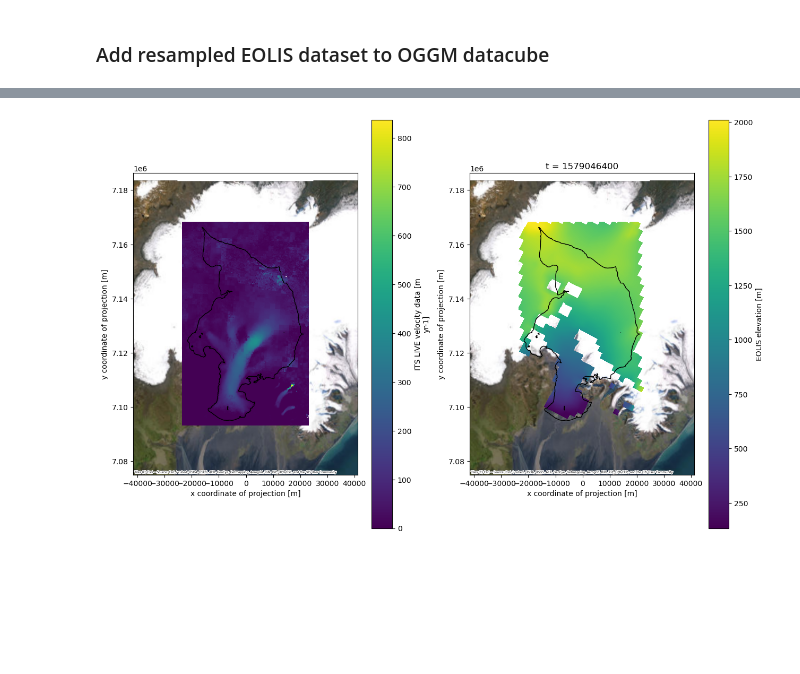
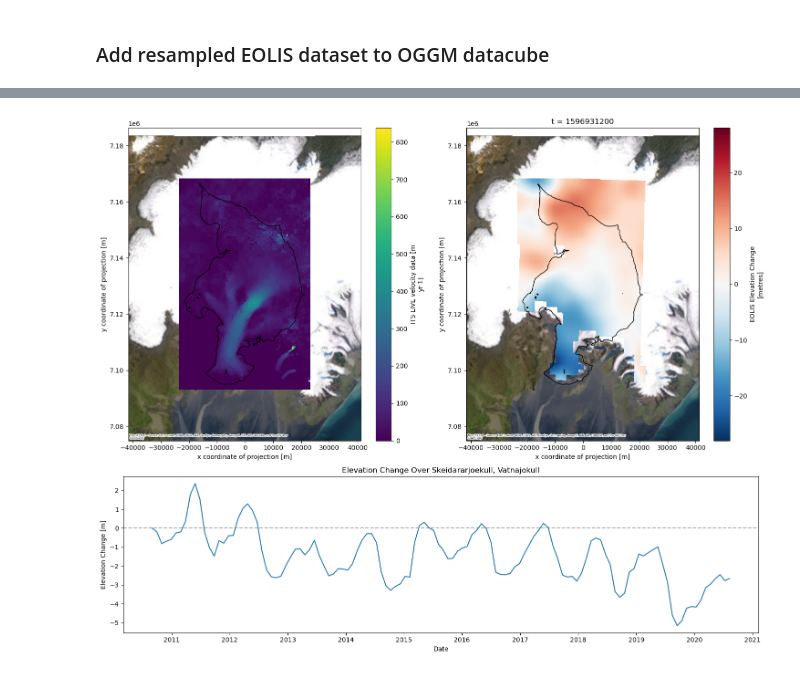
Before and after one commit to carolynmichael19/dtcg-notebooks, a Jupyter notebook: notebooks/create_l1_datacube.ipynb, the cells around one changed output, grey strips where cells are left out. Cells and saved outputs as stored; diff of their text form; code cells hidden in the pictures; blank space fills up the shorter version.

Commit message:
update to use new elevation change dataset

```diff
--- a/notebooks/create_l1_datacube.ipynb
+++ b/notebooks/create_l1_datacube.ipynb
@@ -83,14 +83,13 @@ Lets go with option 2 for now, as this may improve results from resampling
 # %% [markdown]
 #### List available datasets in Specklia
 # %%
-from datetime import datetime
-
 import geopandas as gpd
 import pandas as pd
 import shapely
+from pandas import Timedelta
 from specklia import Specklia
 
-specklia_api_key = 'eyJhbGciOiJIUzI1NiIsInR5cCI6IkpXVCJ9.eyJ1c2VyX2lkIjoiOGJjMTA3YWYtOGNmMS01NDAzLTliNTgtMGIwNWUyMDU0MzMzIiwic2FsdCI6IjE0MmM5Y2Q4MDE3YWQ0ZDIifQ.iGKbU39uob33XedxVblaHRoHsF6ewMcCL8ia8CLyAWA'
+specklia_api_key = 'eyJhbGciOiJIUzI1NiIsInR5cCI6IkpXVCJ9.eyJ1c2VyX2lkIjoiOGJjMTA3YWYtOGNmMS01NDAzLTliNTgtMGIwNWUyMDU0MzMzIiwic2FsdCI6IjhmMDEyYTVmZGExMjY4ZmEifQ.m-zxAP8iIsA6pZiK83meZyxVqUzhoF6b-uuvCIXBQL8'
 client = Specklia(specklia_api_key)
 
 available_datasets = client.list_datasets()
@@ -252,3 +218,13 @@ eolis_grid_unc = gdir.grid.map_gridded_data(eolis_arrays['uncertainty'], eolis_g
+# %%
+eolis_arrays, eolis_grid, time_coordinates = convert_gridded_dataframe_to_array(
+    eolis_gridded_data,
+    ['elevation_change', 'standard_error'],
+    'x',
+    'y',
+    np.nanmin(np.abs(np.diff(eolis_gridded_data.x.unique()))),
+    eolis_gridded_sources[0]['source_information']['xy_cols_proj4'],
+    y_affine_negative=True,
+    t_coordinate_column='timestamp')
 # %% [markdown]
 ### Extract EOLIS metadata to add to xarray dataset
 # %%
@@ -314,15 +293,16 @@ def prepare_eolis_metadata(specklia_source_data: dict) -> dict:
 # %%
 # add EOLIS elevation and uncertainty to OGGM data cube
 eolis_metadata = prepare_eolis_metadata(eolis_gridded_sources)
-for col in ['elevation', 'uncertainty']:
+for col in ['elevation_change', 'standard_error']:
     data_name = f'eolis_gridded_{col}'
     eolis_resampled_grid = gdir.grid.map_gridded_data(eolis_arrays[col], eolis_grid, interp='linear')
+    column_info = [d for d in eolis_gridded_dataset['columns'] if d['name'] == col][0]
     eolis_resampled_grids_xarr = xr.DataArray(
         eolis_resampled_grid,
         coords={'t': time_coordinates, 'y': ds.y, 'x': ds.x},
         dims=('t', 'y', 'x'),
         name=data_name,
-        attrs={'units': 'm', 'long_name': f'EOLIS {col}'} | eolis_metadata
+        attrs={'units': column_info['unit'], 'long_name': f'EOLIS {col.replace("_", " ").title()}', 'description': column_info['description']} | eolis_metadata
     )
 
     ds[data_name] = eolis_resampled_grids_xarr
@@ -371,17 +333,39 @@ array([[[nan, nan, nan, ..., nan, nan, nan],
 # %%
-fig, axes = plt.subplots(figsize=(15, 10), nrows=1, ncols=2)
-ds.itslive_v.plot(ax=axes[0])
-ds.eolis_gridded_elevation[0].plot(ax=axes[1])
-for ax in axes:
+from datetime import datetime
+import matplotlib.gridspec as gridspec
+
+fig = plt.figure(figsize=(15, 12))
+gs = gridspec.GridSpec(2, 2, height_ratios=[2, 1])
+
+# Upper maps
+ax0 = fig.add_subplot(gs[0, 0])
+ax1 = fig.add_subplot(gs[0, 1])
+
+# Bottom timeseries axis spanning both columns
+ax2 = fig.add_subplot(gs[1, :])
+
+# Plot maps
+ds.itslive_v.plot(ax=ax0)
+ds.eolis_gridded_elevation_change[-1].plot(ax=ax1)
+
+# Add glacier outlines and basemap to maps
+for ax in [ax0, ax1]:
     glacier_outlines_gdf.plot(ax=ax, facecolor="None", edgecolor='black')
     ctx.add_basemap(ax, source=ctx.providers.Esri.WorldImagery, crs=ds.pyproj_srs, zoom=8, attribution_size=4)
-    # Get extent: [minx, miny, maxx, maxy]
     minx, miny, maxx, maxy = glacier_outlines_gdf.to_crs(ds.pyproj_srs).total_bounds
-
-    # Set extent
     buffer = 20000
     ax.set_xlim(minx - buffer, maxx + buffer)
     ax.set_ylim(miny - buffer, maxy + buffer)
+
+# plot aggregated time series
+ax2.axhline(ls='--', c='darkgrey')
+mean_time_series = [np.nanmean(elevation_change_map.where(ds.glacier_mask == 1)) for elevation_change_map in ds.eolis_gridded_elevation_change]
+ax2.plot([datetime.fromtimestamp(t) for t in ds.t.values], mean_time_series - mean_time_series[0])    # subtract first timestep to start time series at 0
+ax2.set_title("Elevation Change Over Skeidararjoekull, Vatnajokull")
+ax2.set_xlabel("Date")
+ax2.set_ylabel("Elevation Change [m]")
+
+plt.tight_layout()
 plt.show()
 # %% [output]
-[figure, old version]
+[figure, new version]
```
Also changed, not shown: parts of 10 cells of this notebook.
